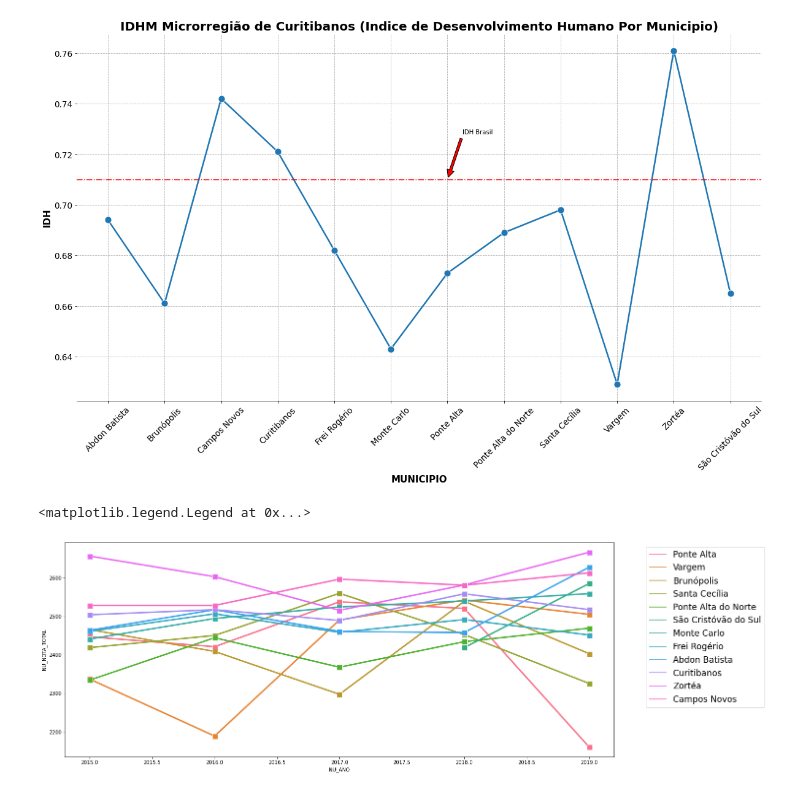
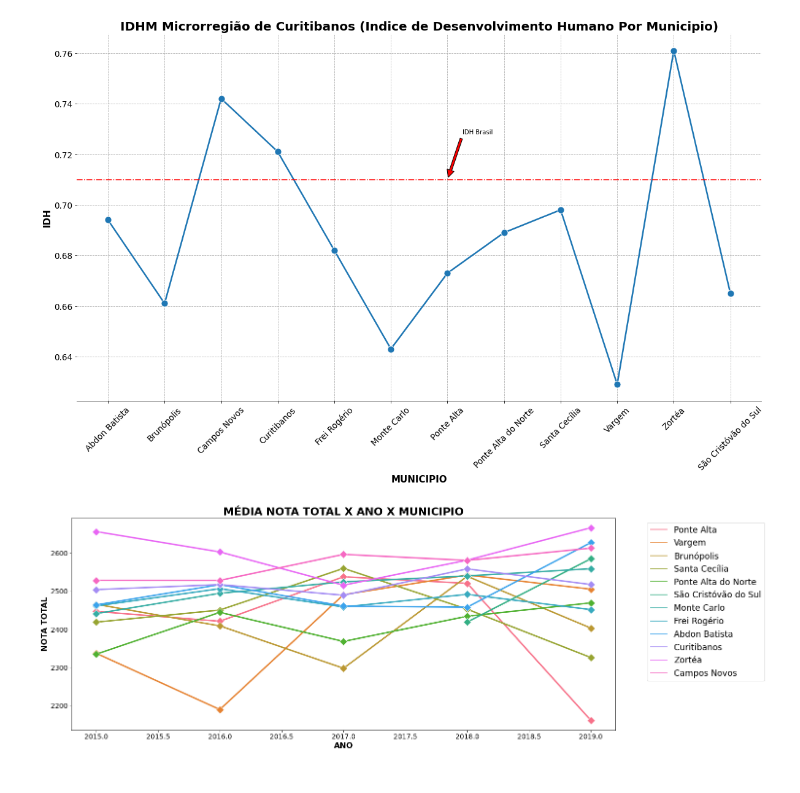
Before and after one commit to NophaieViscente/AnaliseDadosENEM, a Jupyter notebook: Analisando_Dados_da_Educação_ENEM_SC_Mesorregião_Serrana_|_Microrregião_de_Curitibanos.ipynb, the cells around one changed output. Cells and saved outputs as stored; diff of their text form; code cells hidden in the pictures.

```diff
--- a/Analisando_Dados_da_Educação_ENEM_SC_Mesorregião_Serrana_|_Microrregião_de_Curitibanos.ipynb
+++ b/Analisando_Dados_da_Educação_ENEM_SC_Mesorregião_Serrana_|_Microrregião_de_Curitibanos.ipynb
@@ -339,10 +339,14 @@ plt.show()
 # %%
 fig11, ax11 = plt.subplots(figsize=(20,8))
 dados_filtrados_nota_total = dados_completos_ENEM_IBGE.filter(items=['NO_MUNICIPIO_RESIDENCIA','NU_ANO','NU_NOTA_TOTAL'])\
                                 .groupby(['NO_MUNICIPIO_RESIDENCIA','NU_ANO']).mean().sort_values(by='NU_NOTA_TOTAL')
-sns.lineplot(data=dados_filtrados_nota_total,x='NU_ANO',y='NU_NOTA_TOTAL',hue='NO_MUNICIPIO_RESIDENCIA',lw=3,marker='s',
+sns.lineplot(data=dados_filtrados_nota_total,x='NU_ANO',y='NU_NOTA_TOTAL',hue='NO_MUNICIPIO_RESIDENCIA',lw=3,marker='D',
              markersize=11)
+plt.xlabel('ANO',fontdict=dict(fontsize=16,fontweight='semibold'))
+plt.ylabel('NOTA TOTAL',fontdict=dict(fontsize=16,fontweight='semibold'))
+plt.tick_params(labelsize=14)
+plt.title('MÉDIA NOTA TOTAL X ANO X MUNICIPIO',fontdict=dict(fontsize=22,fontweight='semibold'))
 plt.legend(bbox_to_anchor=(1.05,1),fontsize='xx-large')
+plt.show()
 # %% [output]
-<matplotlib.legend.Legend at 0x...>
-[figure, old version]
+[figure, new version]
```
